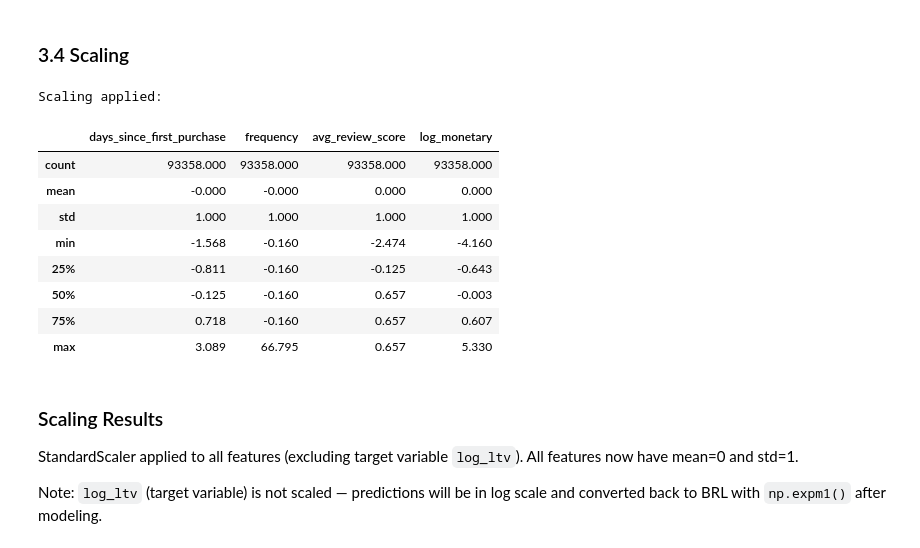
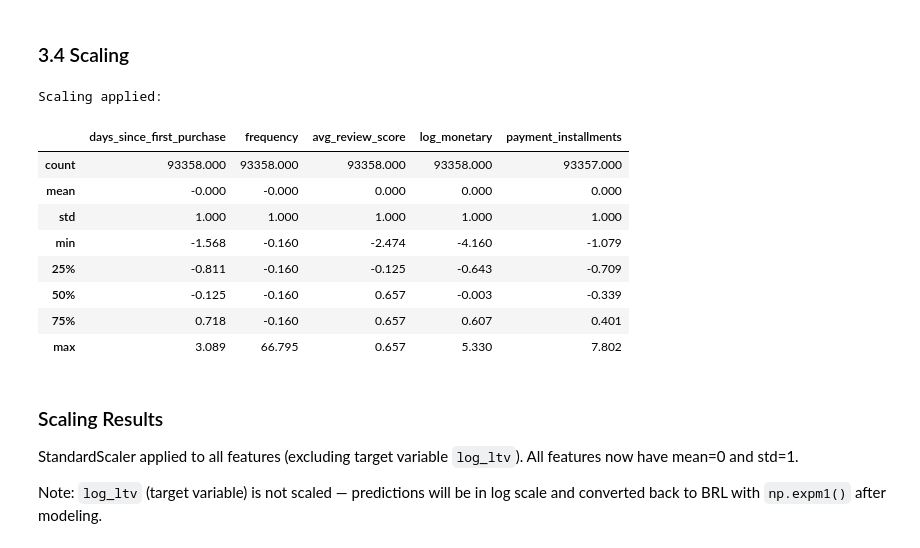
Before and after one commit to HelgaZambrana/olist-clv-ml, a Jupyter notebook: notebooks/02_preprocessing.ipynb, the cells around one changed output. Cells and saved outputs as stored; diff of their text form; code cells hidden in the pictures.

```diff
--- a/notebooks/02_preprocessing.ipynb
+++ b/notebooks/02_preprocessing.ipynb
@@ -144,24 +140,24 @@ Remaining columns: ['days_since_first_purchase', 'frequency', 'avg_review_score'
 # %%
 from sklearn.preprocessing import StandardScaler
 
-features_to_scale = ['days_since_first_purchase', 'frequency', 'avg_review_score', 'log_monetary']
+features_to_scale = ['days_since_first_purchase', 'frequency', 'avg_review_score', 'log_monetary', 'payment_installments']
 
 scaler = StandardScaler()
 df[features_to_scale] = scaler.fit_transform(df[features_to_scale])
 
 print("Scaling applied:")
 df[features_to_scale].describe().round(3)
 # %% [output]
 Scaling applied:
-|  | days_since_first_purchase | frequency | avg_review_score | log_monetary |
-| count | 93358.000 | 93358.000 | 93358.000 | 93358.000 |
-| mean | -0.000 | -0.000 | 0.000 | 0.000 |
-| std | 1.000 | 1.000 | 1.000 | 1.000 |
-| min | -1.568 | -0.160 | -2.474 | -4.160 |
-| 25% | -0.811 | -0.160 | -0.125 | -0.643 |
-| 50% | -0.125 | -0.160 | 0.657 | -0.003 |
-| 75% | 0.718 | -0.160 | 0.657 | 0.607 |
-| max | 3.089 | 66.795 | 0.657 | 5.330 |
+|  | days_since_first_purchase | frequency | avg_review_score | log_monetary | payment_installments |
+| count | 93358.000 | 93358.000 | 93358.000 | 93358.000 | 93357.000 |
+| mean | -0.000 | -0.000 | 0.000 | 0.000 | 0.000 |
+| std | 1.000 | 1.000 | 1.000 | 1.000 | 1.000 |
+| min | -1.568 | -0.160 | -2.474 | -4.160 | -1.079 |
+| 25% | -0.811 | -0.160 | -0.125 | -0.643 | -0.709 |
+| 50% | -0.125 | -0.160 | 0.657 | -0.003 | -0.339 |
+| 75% | 0.718 | -0.160 | 0.657 | 0.607 | 0.401 |
+| max | 3.089 | 66.795 | 0.657 | 5.330 | 7.802 |
 # %% [markdown]
 ### Scaling Results
 
```
Also changed, not shown: parts of 10 cells of this notebook, 1 other file.
